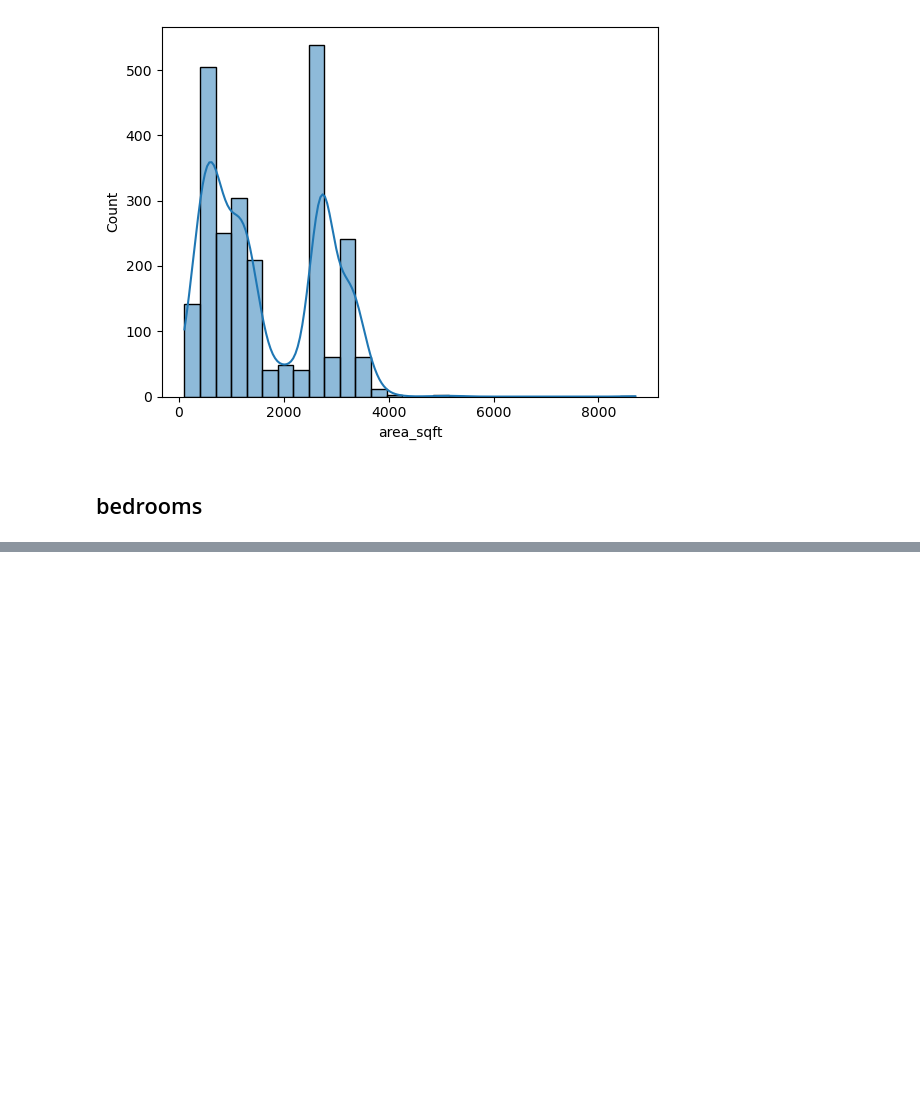
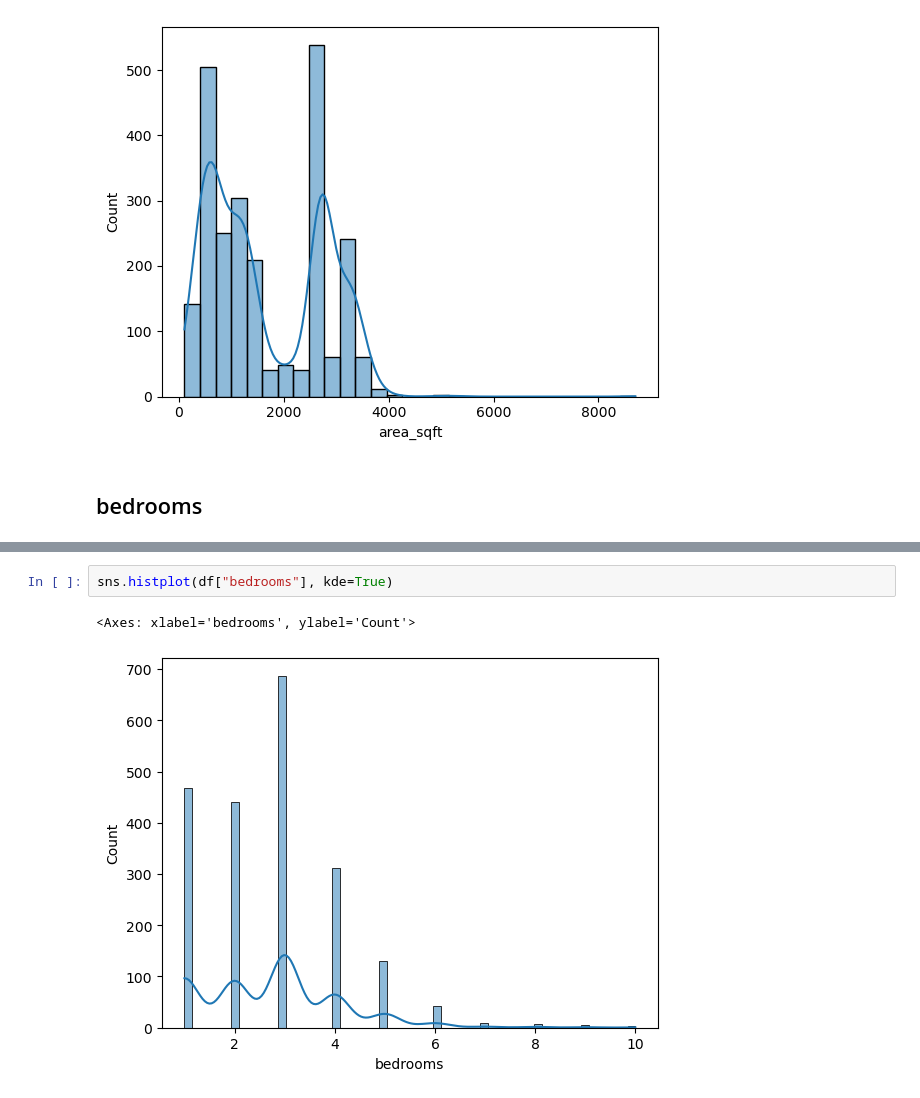
Before and after one commit to zeeshanAhmed2798/real-estate-ml-project, a Jupyter notebook: Data Cleaning/flats_outlier_treatment.ipynb, the cells around one changed output, grey strips where cells are left out. Saved outputs shown, nothing was run; the diff lists cells and outputs as text; blank space fills up the shorter version.

```diff
--- a/Data Cleaning/flats_outlier_treatment.ipynb
+++ b/Data Cleaning/flats_outlier_treatment.ipynb
@@ -320,0 +334,5 @@ sns.histplot(df["area_sqft"], kde=True)
+# %%
+sns.histplot(df["bedrooms"], kde=True)
+# %% [output]
+<Axes: xlabel='bedrooms', ylabel='Count'>
+[figure, added]
```
Also changed, not shown: parts of 44 cells of this notebook, 2 other files.
